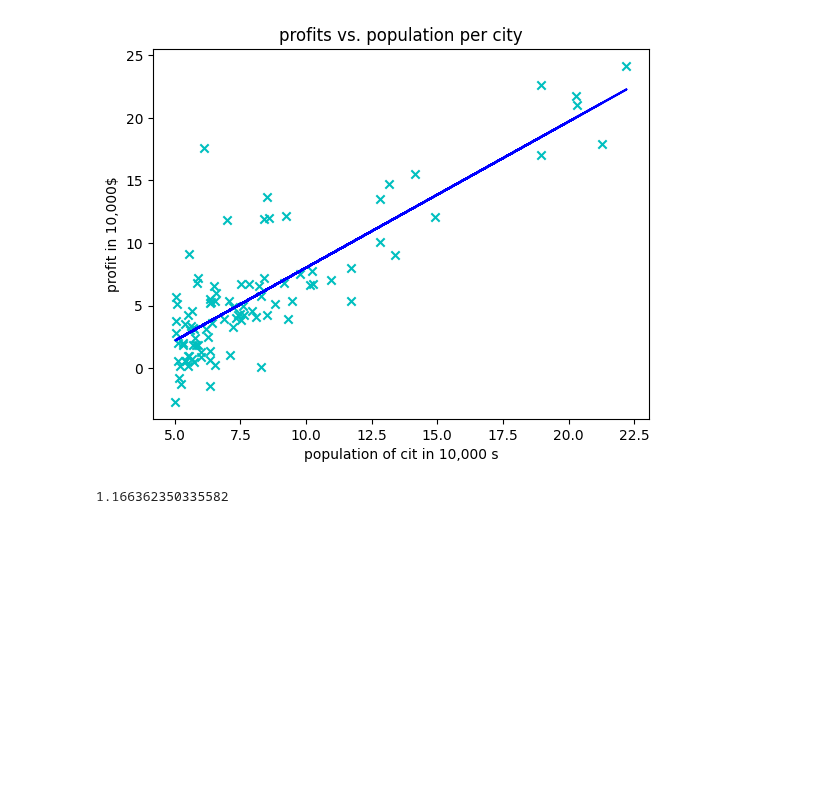
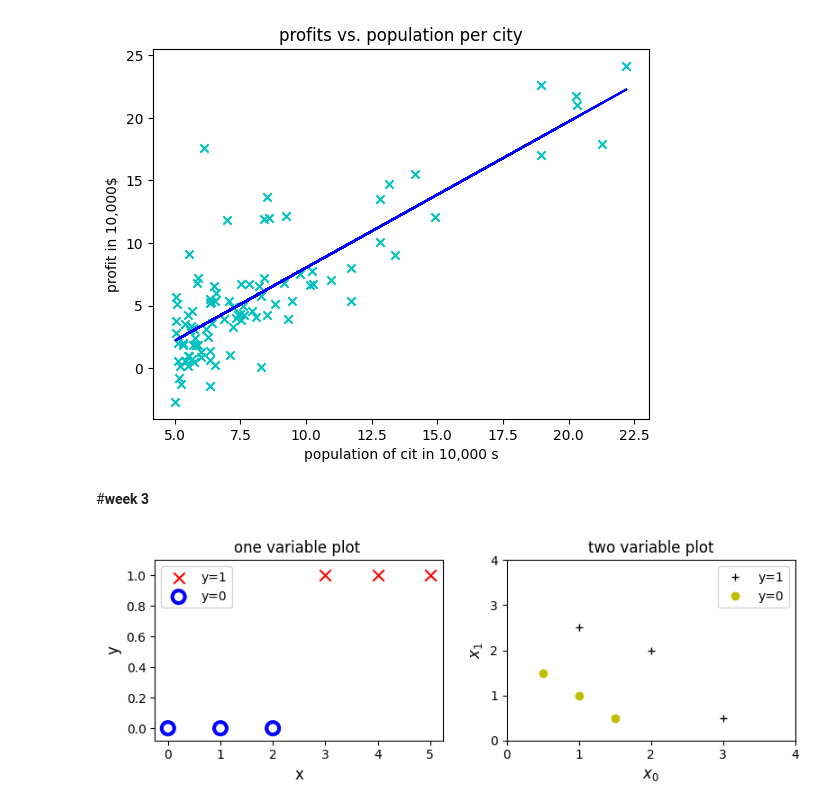
Before and after one commit to Aboelsaood23/Aboelsaood23, a Jupyter notebook: specilaization_1_Course_1.ipynb, the cells around one changed output. Saved outputs shown, nothing was run; the diff lists cells and outputs as text; code cells hidden in the pictures; blank space fills up the shorter version.

```diff
--- a/specilaization_1_Course_1.ipynb
+++ b/specilaization_1_Course_1.ipynb
@@ -1029,7 +1031,47 @@ Iteration 1350: Cost     4.49
 w,b, fond by gradiant descent: 1.166362350335582 -3.63029143940436
 Text(0.5, 0, 'population of cit in 10,000 s')
 [figure]
-# %%
-w
-# %% [output]
-1.166362350335582
+# %% [markdown]
+#**week** **3**
+# %%
+#classicfication lab
+import numpy as np
+import matplotlib.pyplot as plt
+
+x_train =np.array([0.,1,2,3,4,5])
+y_train =np.array([0,0,0,1,1,1])
+x_train2 =np.array([[0.5, 1.5], [1,1], [1.5, 0.5], [3, 0.5], [2, 2], [1, 2.5]])
+y_train2 =np.array([0,0,0,1,1,1])
+
+pos =y_train == 1
+neg =y_train == 0
+fig,ax = plt.subplots(1,2,figsize=(8,3))
+#plot 1, single variable
+ax[0].scatter(x_train[pos], y_train[pos], marker='x', s=80, c = 'red', label="y=1")
+ax[0].scatter(x_train[neg], y_train[neg], marker='o', s=100, label="y=0", facecolors='none',
+              edgecolors=["blue"],lw=3)
+ax[0].set_ylim(-0.08,1.1)
+ax[0].set_ylabel('y',fontsize=12)
+ax[0].set_xlabel("x",fontsize=12)
+ax[0].set_title('one variable plot ')
+ax[0].legend()
+
+
+def plot_data(X, y, pos_label="y=1", neg_label="y=0"):
+    positive = y == 1
+    negative = y == 0
+
+    # Plot examples
+    plt.plot(X[positive, 0], X[positive, 1], 'k+', label=pos_label)
+    plt.plot(X[negative, 0], X[negative, 1], 'yo', label=neg_label)
+
+plot_data(x_train2,y_train2)
+ax[1].axis([0, 4, 0, 4])
+ax[1].set_ylabel('$x_1$', fontsize=12)
+ax[1].set_xlabel('$x_0$', fontsize=12)
+ax[1].set_title('two variable plot')
+ax[1].legend()
+plt.tight_layout()
+plt.show()
+# %% [output]
+[figure, added]
```
Also changed, not shown: parts of 6 cells of this notebook.
